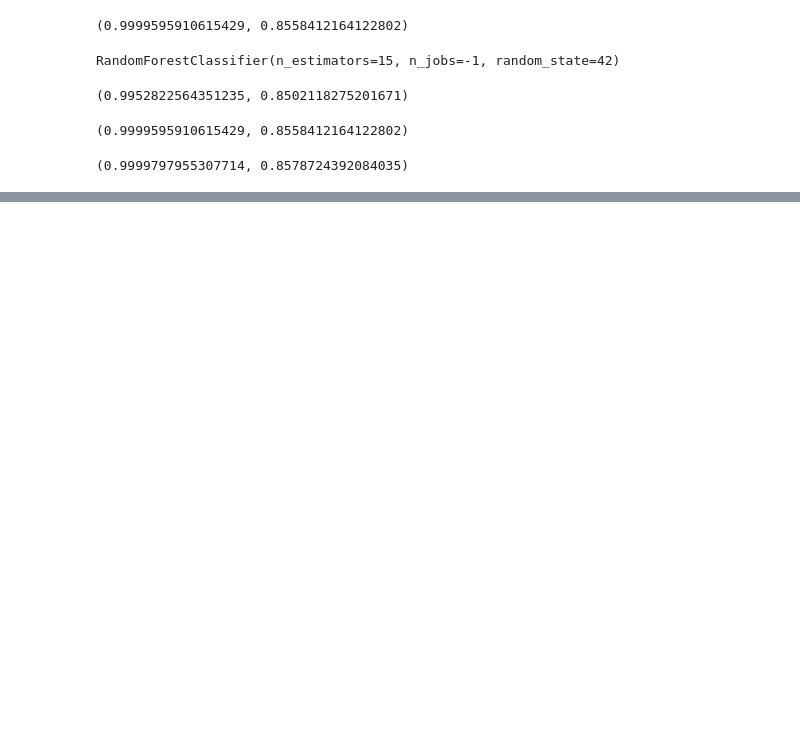
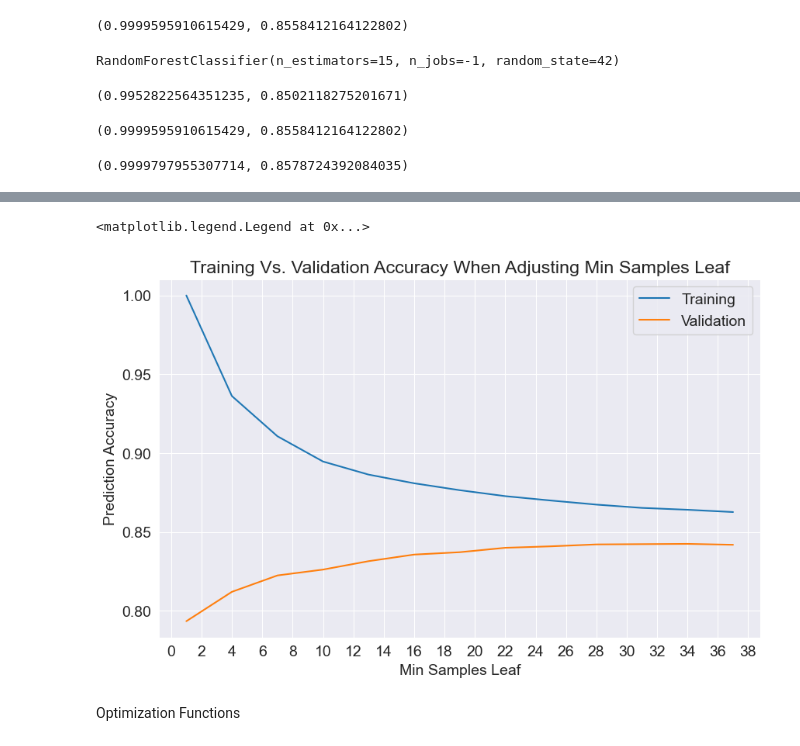
Before and after one commit to AgentXCross/PythonDS-ML, a Jupyter notebook: SciKitLearn/decision_trees_random_forests.ipynb, the cells around one changed output, grey strips where cells are left out. Saved outputs shown, nothing was run; the diff lists cells and outputs as text; code cells hidden in the pictures; blank space fills up the shorter version.

```diff
--- a/SciKitLearn/decision_trees_random_forests.ipynb
+++ b/SciKitLearn/decision_trees_random_forests.ipynb
@@ -793,0 +857,9 @@ print(max, estimator_num)
+# %%
+def min_samples_leaf_error(msl):
+    model = DecisionTreeClassifier(min_samples_leaf = msl, random_state = 42)
+    model.fit(X_train, y_train)
+    train_acc = model.score(X_train, y_train)
+    valid_acc = model.score(X_valid, y_valid)
+    return {'Min Samples Leaf': msl, 'Training Accuracy': train_acc, 'Validation Accuracy': valid_acc}
+# %%
+sample_leaf_df = pd.DataFrame([min_samples_leaf_error(msl) for msl in range(1, 40, 3)])
@@ -793,0 +878,12 @@ print(max, estimator_num)
+# %%
+plt.figure()
+plt.plot(sample_leaf_df['Min Samples Leaf'], sample_leaf_df['Training Accuracy'])
+plt.plot(sample_leaf_df['Min Samples Leaf'], sample_leaf_df['Validation Accuracy'])
+plt.title('Training Vs. Validation Accuracy When Adjusting Min Samples Leaf')
+plt.xticks(range(0, 40, 2))
+plt.xlabel('Min Samples Leaf')
+plt.ylabel('Prediction Accuracy')
+plt.legend(['Training', 'Validation'])
+# %% [output]
+<matplotlib.legend.Legend at 0x...>
+[figure, added]
@@ -793,0 +894,2 @@ print(max, estimator_num)
+# %% [markdown]
+Optimization Functions
```
Also changed, not shown: parts of 31 cells of this notebook.
